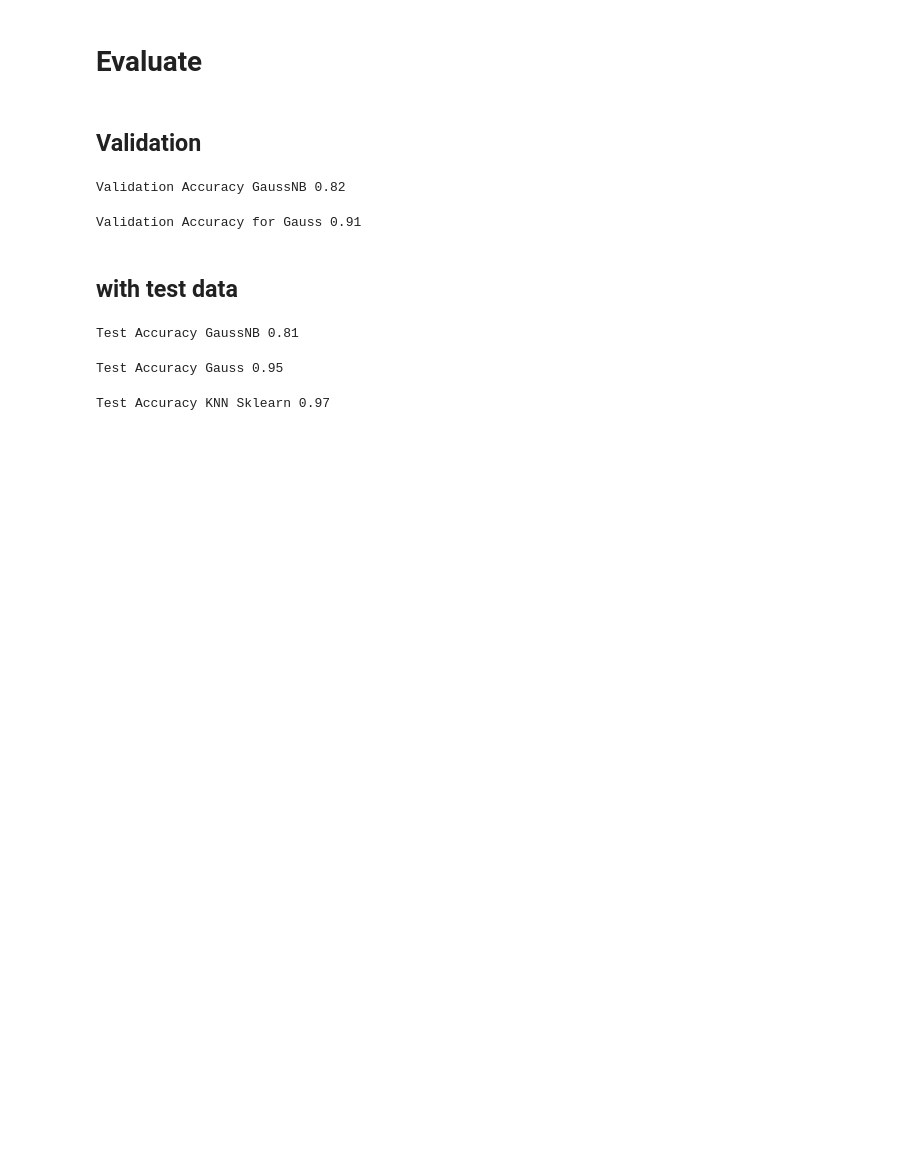
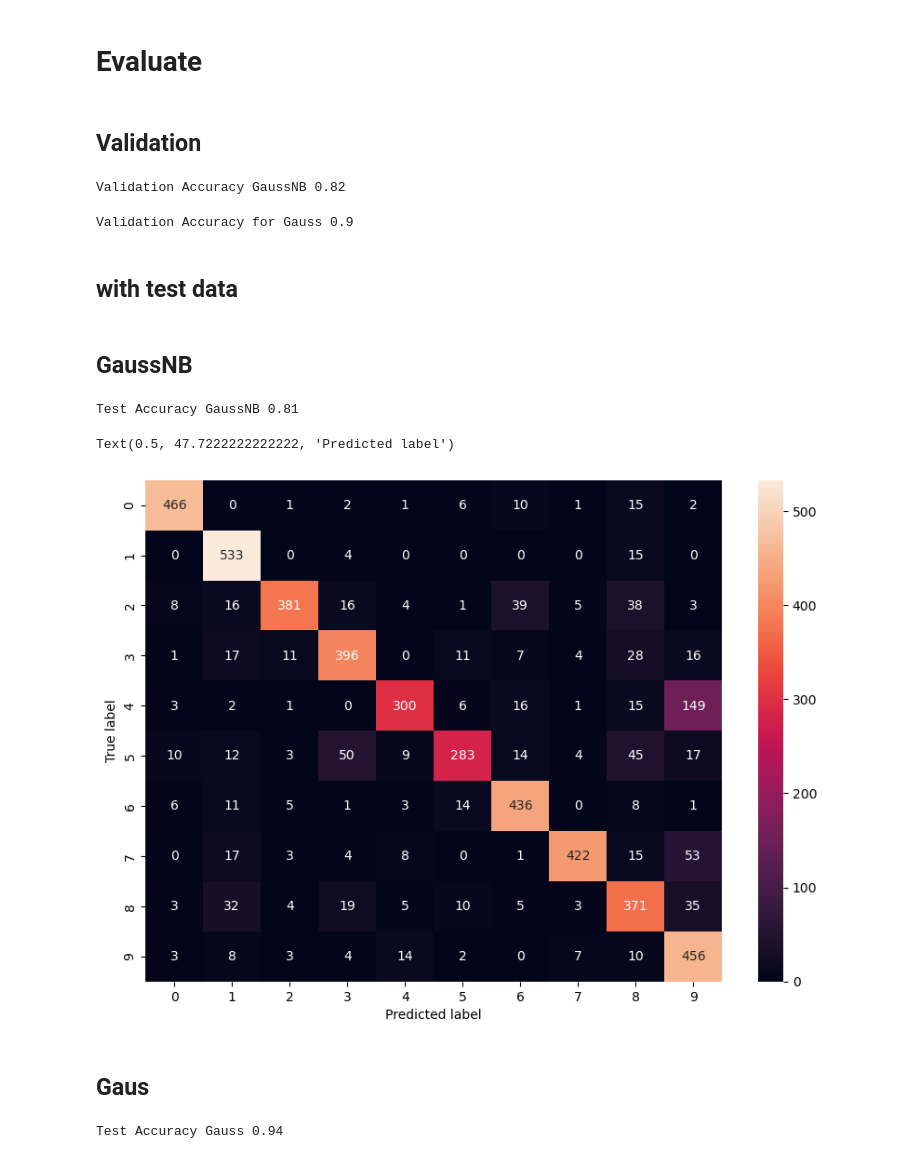
Before and after one commit to Wali-Mohamed/Bayesian-Theorem-Digits-Recognition, a Jupyter notebook: digit recognition code.ipynb, the cells around one changed output. Drawn from its saved outputs; the diff is of its cells as text; code cells hidden in the pictures; blank space fills up the shorter version.

```diff
--- a/digit recognition code.ipynb
+++ b/digit recognition code.ipynb
@@ -165,6 +155,6 @@ epsilon=[1e-5,1e-4,1e-3,1e-2,1e-1,1,10]
 for epsilon in epsilon:
     model1.fit(X_scaled, y_train, epsilon=epsilon)
     y_hat=model1.predict(X_scaled)
-    score[round(epsilon, 2)]=round(accuracy(y_hat, y_train),2)
+    score[round(epsilon, 3)]=round(accuracy(y_hat, y_train),3)
 score
 # %% [output]
@@ -172,2 +162,11 @@ score
 # %% [markdown]
 --best value for epsilon was 1e-2 which got 80% accuracy
+# %%
+# further tuning of the parameters
+parameters_score={}
+epsilon=[0.9e-2,1.9e-2,2.0e-2]
+for epsilon in epsilon:
+    model1.fit(X_scaled, y_train, epsilon=epsilon)
+    y_hat=model1.predict(X_scaled)
+    parameters_score[round(epsilon,4)]=round(accuracy(y_hat, y_train),3)
+parameters_score
@@ -173,0 +175,9 @@ score
+# %%
+# further tuning of the parameters
+parameters_score={}
+epsilon=[1.9e-2,1.95e-2,2e-2]
+for epsilon in epsilon:
+    model1.fit(X_scaled, y_train, epsilon=epsilon)
+    y_hat=model1.predict(X_scaled)
+    parameters_score[round(epsilon,4)]=round(accuracy(y_hat, y_train),3)
+parameters_score
@@ -223,10 +228,10 @@ print('Validation Accuracy GaussNB', round(accuracy, 2))
 # %% [output]
 Validation Accuracy GaussNB 0.82
 # %%
-y_hat_val=Model2.predict(X_val)
-accuracy=accuracy(y_hat_val, y_val)
-print('Validation Accuracy for Gauss', round(accuracy, 2))
+y_hat_val=model2.predict(X_val)
+accu=accuracy(y_hat_val, y_val)
+print('Validation Accuracy for Gauss', round(accu, 2))
 # %% [output]
-Validation Accuracy for Gauss 0.91
+Validation Accuracy for Gauss 0.9
 # %% [markdown]
 ## with test data
@@ -236,22 +238,30 @@ def accuracy(y, y_hat):
+# %% [markdown]
+## GaussNB
 # %%
 X_test_scaled=MinMaxScaler2(X_test)
-y_hat_val=Model1.predict(X_test_scaled)
-accuracy=accuracy(y_hat_val, y_test)
-print('Test Accuracy GaussNB', round(accuracy, 2))
+y_hat_test=model1.predict(X_test_scaled)
+accu=accuracy(y_hat_test, y_test)
+print('Test Accuracy GaussNB', round(accu, 2))
 # %% [output]
 Test Accuracy GaussNB 0.81
+# %%
+plt.figure(figsize=(10,7))
+y_actu = pd.Series(y_test, name='Actual')
+y_pred = pd.Series(y_hat_test, name='Predicted')
+cm = pd.crosstab(y_actu, y_pred)
+ax = sns.heatmap(cm, annot=True, fmt="d")
+plt.ylabel('True label')
+plt.xlabel('Predicted label')
+# %% [output]
+Text(0.5, 47.7222222222222, 'Predicted label')
+[figure, added]
+# %% [markdown]
+## Gaus
 # %%
 X_test_scaled=MinMaxScaler2(X_test)
-y_hat_val=Model2.predict(X_test_scaled)
-accuracy=accuracy(y_hat_val, y_test)
-print('Test Accuracy Gauss', round(accuracy, 2))
+y_hat_test=model2.predict(X_test_scaled)
+accu=accuracy(y_hat_test, y_test)
+print('Test Accuracy Gauss', round(accu, 2))
 # %% [output]
-Test Accuracy Gauss 0.95
+Test Accuracy Gauss 0.94
-# %%
-X_test_scaled=MinMaxScaler2(X_test)
-y_hat_val=Model3.predict(X_test_scaled)
-accuracy=accuracy(y_hat_val, y_test)
-print('Test Accuracy KNN Sklearn', round(accuracy, 2))
-# %% [output]
-Test Accuracy KNN Sklearn 0.97
 # %%
```
Also changed, not shown: parts of 25 cells of this notebook.
